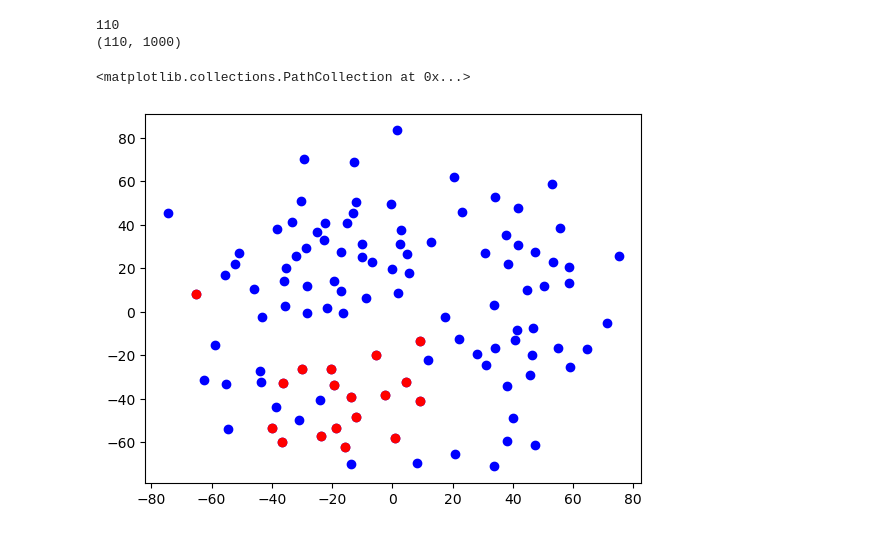
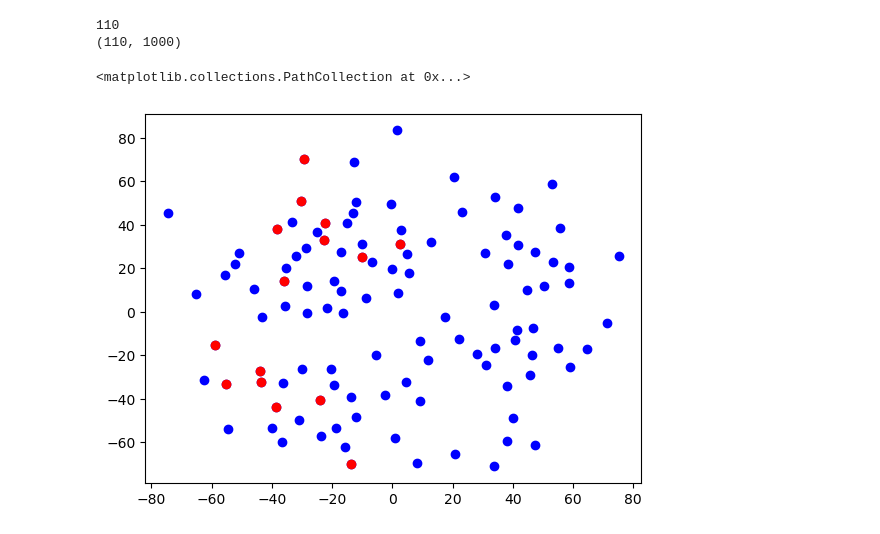
Before and after one commit to Abhi-2526/CSE515-Project3, a Jupyter notebook: Task2 - try2.ipynb, the cells around one changed output. Cells and saved outputs as stored; diff of their text form; code cells hidden in the pictures.

```diff
--- a/Task2 - try2.ipynb
+++ b/Task2 - try2.ipynb
@@ -1070,7 +1070,7 @@ clustMDS = calculateMDSPlot(FCEvenData, clusters)
 (110, 1000)
 # %%
 plt.scatter(clustMDS[:,0], clustMDS[:,1], color = "blue")
-plt.scatter(clustMDS[0:18,0], clustMDS[0:18,1], color = "red")
+plt.scatter(clustMDS[19:34,0], clustMDS[19:34,1], color = "red")
 # %% [output]
 <matplotlib.collections.PathCollection at 0x...>
-[figure, old version]
+[figure, new version]
```
Also changed, not shown: 1 other file.
